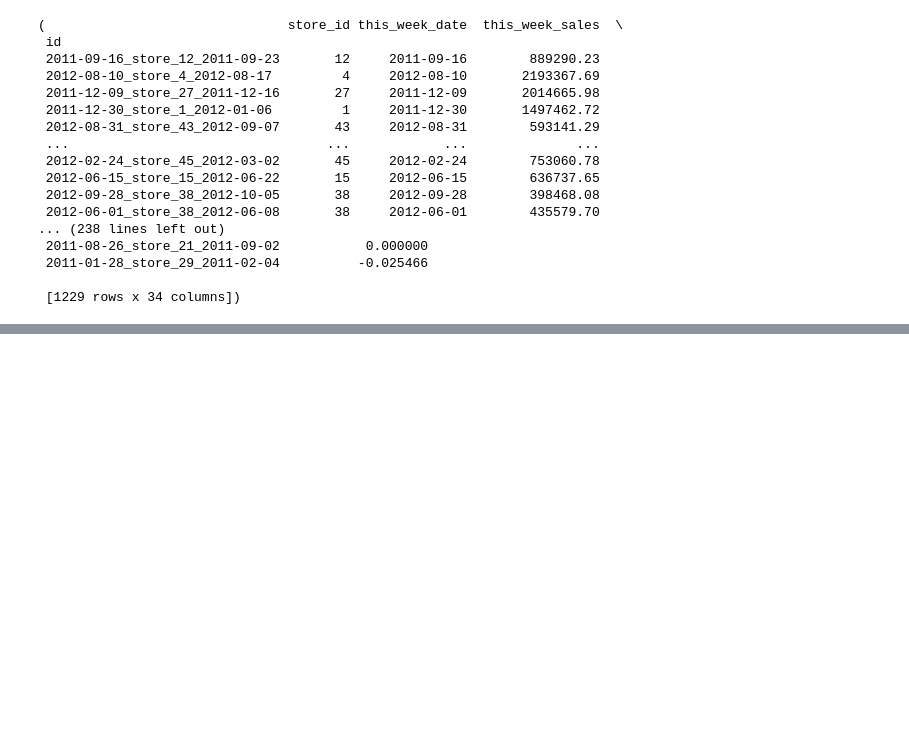
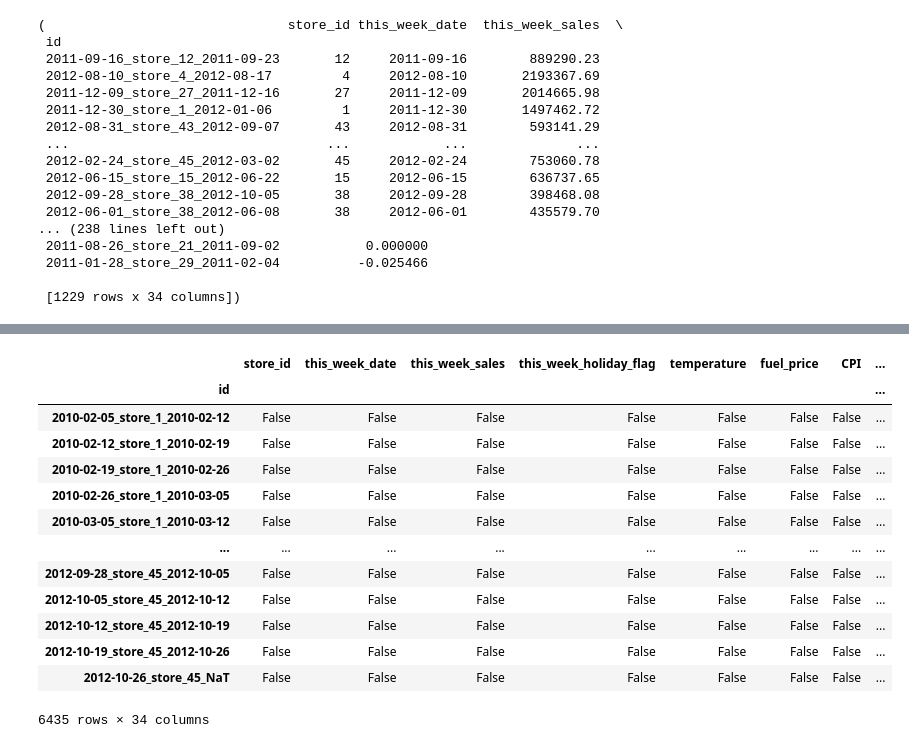
Before and after one commit to Attention-Walmart-Shoppers/capstone, a Jupyter notebook: Heather Initial Notebook.ipynb, the cells around one changed output, grey strips where cells are left out. Saved outputs shown, nothing was run; the diff lists cells and outputs as text; code cells hidden in the pictures; blank space fills up the shorter version.

```diff
--- a/Heather Initial Notebook.ipynb
+++ b/Heather Initial Notebook.ipynb
@@ -867,0 +902,17 @@ test -> (1229, 34)
+# %%
+df.isna()
+# %% [output]
+|  | store_id | this_week_date | this_week_sales | this_week_holiday_flag | temperature | fuel_price | CPI | ... |
+| id |  |  |  |  |  |  |  | ... |
+| 2010-02-05_store_1_2010-02-12 | False | False | False | False | False | False | False | ... |
+| 2010-02-12_store_1_2010-02-19 | False | False | False | False | False | False | False | ... |
+| 2010-02-19_store_1_2010-02-26 | False | False | False | False | False | False | False | ... |
+| 2010-02-26_store_1_2010-03-05 | False | False | False | False | False | False | False | ... |
+| 2010-03-05_store_1_2010-03-12 | False | False | False | False | False | False | False | ... |
+| ... | ... | ... | ... | ... | ... | ... | ... | ... |
+| 2012-09-28_store_45_2012-10-05 | False | False | False | False | False | False | False | ... |
+| 2012-10-05_store_45_2012-10-12 | False | False | False | False | False | False | False | ... |
+| 2012-10-12_store_45_2012-10-19 | False | False | False | False | False | False | False | ... |
+| 2012-10-19_store_45_2012-10-26 | False | False | False | False | False | False | False | ... |
+| 2012-10-26_store_45_NaT | False | False | False | False | False | False | False | ... |
+6435 rows × 34 columns
```
Also changed, not shown: parts of 12 cells of this notebook.
